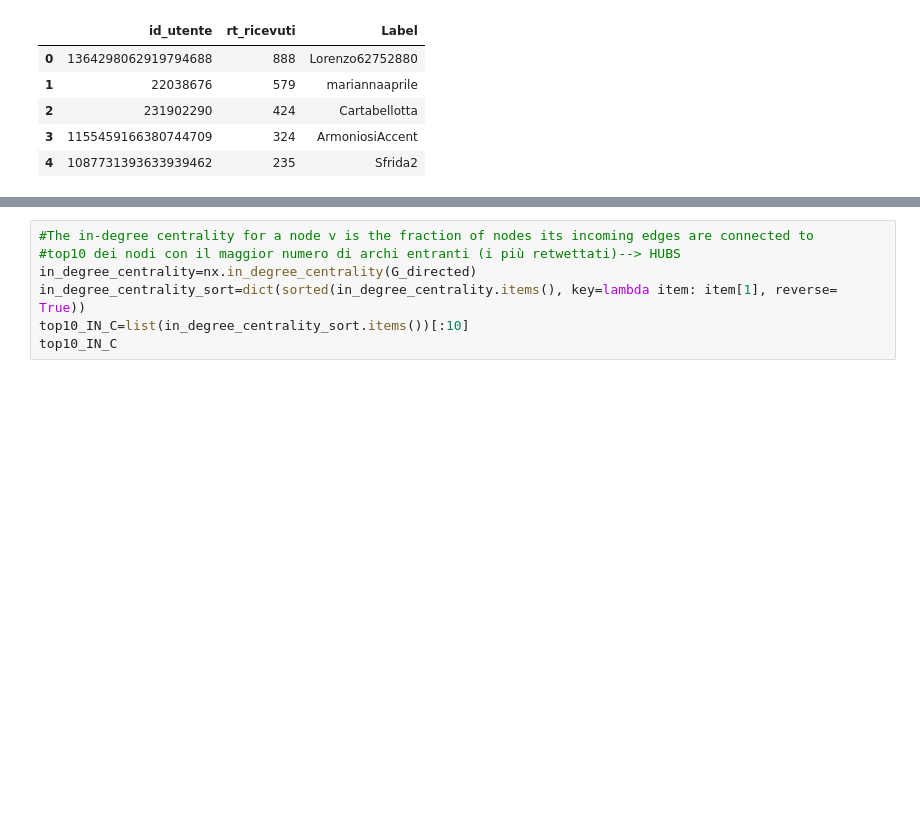
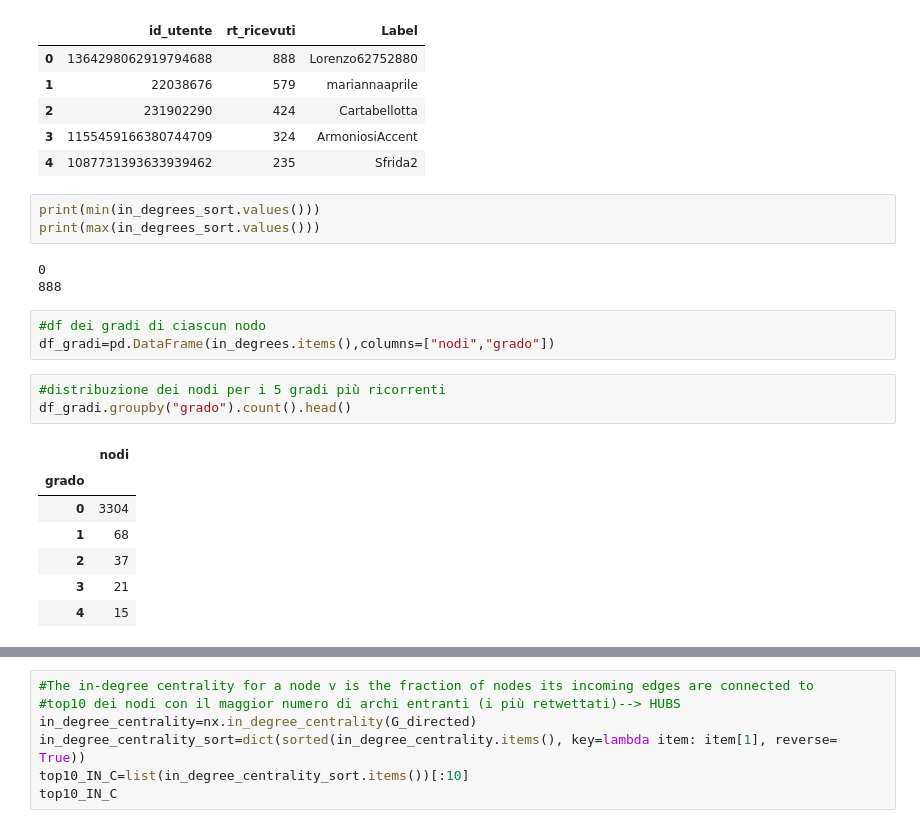
Before and after one commit to ES-git95/SMA-Project, a Jupyter notebook: graph.ipynb, the cells around one changed output, grey strips where cells are left out. Drawn from its saved outputs; the diff is of its cells as text; blank space fills up the shorter version.

```diff
--- a/graph.ipynb
+++ b/graph.ipynb
@@ -378,3 +379,23 @@ top5_HUBS
 | 2 | 231902290 | 424 | Cartabellotta |
 | 3 | 1155459166380744709 | 324 | ArmoniosiAccent |
 | 4 | 1087731393633939462 | 235 | Sfrida2 |
+# %%
+print(min(in_degrees_sort.values()))
+print(max(in_degrees_sort.values()))
+# %% [output]
+0
+888
+# %%
+#df dei gradi di ciascun nodo
+df_gradi=pd.DataFrame(in_degrees.items(),columns=["nodi","grado"])
+# %%
+#distribuzione dei nodi per i 5 gradi più ricorrenti
+df_gradi.groupby("grado").count().head()
+# %% [output]
+|  | nodi |
+| grado |  |
+| 0 | 3304 |
+| 1 | 68 |
+| 2 | 37 |
+| 3 | 21 |
+| 4 | 15 |
```
Also changed, not shown: parts of 6 cells of this notebook.
